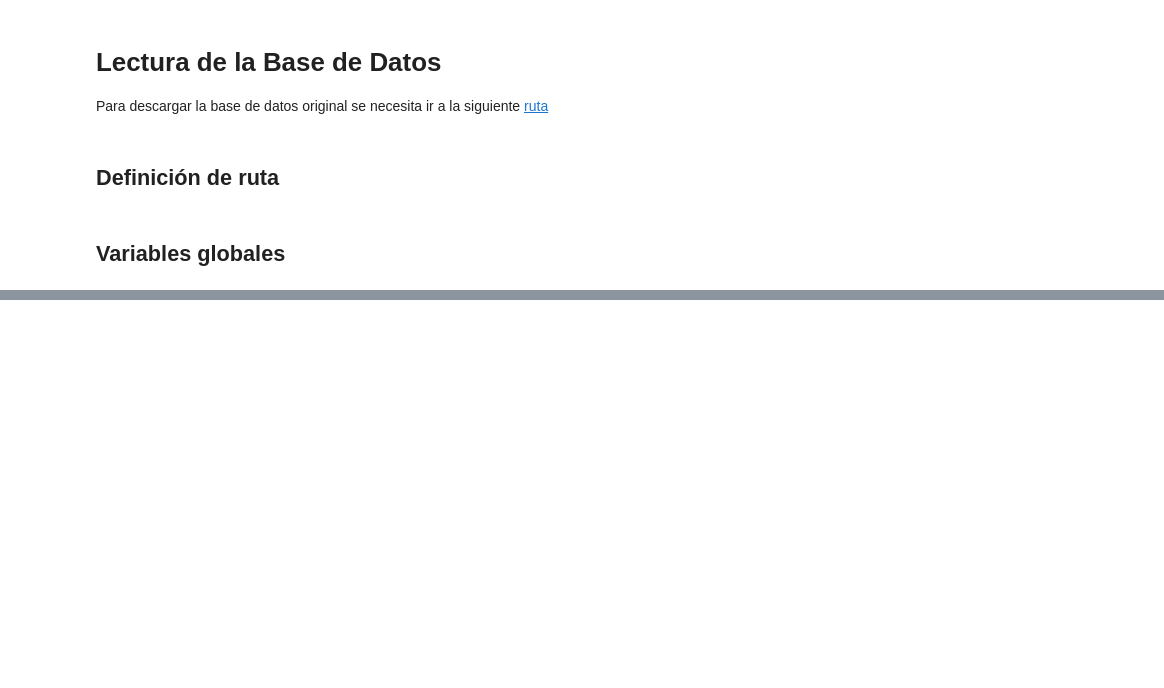
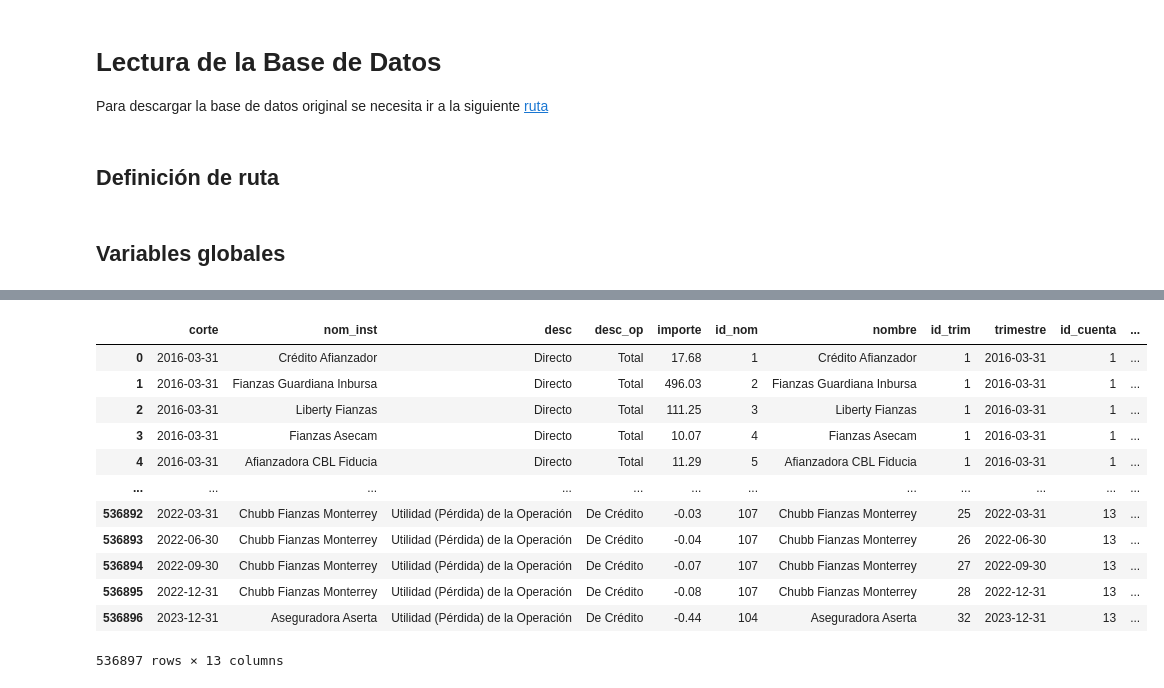
Before and after one commit to eruiz1996/SIO, a Jupyter notebook: Limpieza.ipynb, the cells around one changed output, grey strips where cells are left out. Cells and saved outputs as stored; diff of their text form; code cells hidden in the pictures; blank space fills up the shorter version.

```diff
--- a/Limpieza.ipynb
+++ b/Limpieza.ipynb
@@ -17,8 +17,8 @@ read_path = os.path.join(read_dir, read_file)
 # %%
 FIELDS = {
     'FECHA_CORTE':'corte',
-    'NOMBRE_CORTO':'nombre',
-    'DESCRIPCION':'cuenta',
-    'DESC_OPERACION':'ramo',
+    'NOMBRE_CORTO':'nom_inst',
+    'DESCRIPCION':'desc',
+    'DESC_OPERACION':'desc_op',
     'IMPORTE':'importe'
 }
@@ -103,5 +97,5 @@ df.head()
 # %%
-df['nombre'] = df.nombre.str.replace('?', 'ñ', regex=True)
-df['cuenta'] = df.cuenta.str.replace('?', 'ñ', regex=True)
-df['ramo'] = df.ramo.str.replace('*', '', regex=True)
-df['ramo'] = df.ramo.str.replace('?', 'ñ', regex=True)
+df['nom_inst'] = df.nom_inst.str.replace('?', 'ñ', regex=True)
+df['desc'] = df.desc.str.replace('?', 'ñ', regex=True)
+df['desc_op'] = df.desc_op.str.replace('*', '', regex=True)
+df['desc_op'] = df.desc_op.str.replace('?', 'ñ', regex=True)
@@ -107,0 +199,9 @@ df['ramo'] = df.ramo.str.replace('?', 'ñ', regex=True)
+# %%
+# nombres de instituciones
+instituciones = create_db(df.nom_inst, pk_name = 'id_nom', field_name = 'nombre')
+# trimestres
+trimestres = create_db(df.corte, pk_name = 'id_trim', field_name = 'trimestre')
+# descripciones de cuentas
+cuentas = create_db(df.desc, pk_name = 'id_cuenta', field_name = 'cuenta')
+# descripciones de operaciones
+operaciones = create_db(df.desc_op, pk_name = 'id_op', field_name = 'operacion')
@@ -107,0 +250,20 @@ df['ramo'] = df.ramo.str.replace('?', 'ñ', regex=True)
+# %%
+df.\
+    merge(instituciones, left_on = 'nom_inst', right_on = 'nombre', how = 'inner').\
+    merge(trimestres, left_on = 'corte', right_on = 'trimestre', how = 'inner').\
+    merge(cuentas, left_on = 'desc', right_on = 'cuenta', how = 'inner').\
+    merge(operaciones, left_on = 'desc_op', right_on = 'operacion', how = 'inner')
+# %% [output]
+|  | corte | nom_inst | desc | desc_op | importe | id_nom | nombre | id_trim | trimestre | id_cuenta | ... |
+| 0 | 2016-03-31 | Crédito Afianzador | Directo | Total | 17.68 | 1 | Crédito Afianzador | 1 | 2016-03-31 | 1 | ... |
+| 1 | 2016-03-31 | Fianzas Guardiana Inbursa | Directo | Total | 496.03 | 2 | Fianzas Guardiana Inbursa | 1 | 2016-03-31 | 1 | ... |
+| 2 | 2016-03-31 | Liberty Fianzas | Directo | Total | 111.25 | 3 | Liberty Fianzas | 1 | 2016-03-31 | 1 | ... |
+| 3 | 2016-03-31 | Fianzas Asecam | Directo | Total | 10.07 | 4 | Fianzas Asecam | 1 | 2016-03-31 | 1 | ... |
+| 4 | 2016-03-31 | Afianzadora CBL Fiducia | Directo | Total | 11.29 | 5 | Afianzadora CBL Fiducia | 1 | 2016-03-31 | 1 | ... |
+| ... | ... | ... | ... | ... | ... | ... | ... | ... | ... | ... | ... |
+| 536892 | 2022-03-31 | Chubb Fianzas Monterrey | Utilidad (Pérdida) de la Operación | De Crédito | -0.03 | 107 | Chubb Fianzas Monterrey | 25 | 2022-03-31 | 13 | ... |
+| 536893 | 2022-06-30 | Chubb Fianzas Monterrey | Utilidad (Pérdida) de la Operación | De Crédito | -0.04 | 107 | Chubb Fianzas Monterrey | 26 | 2022-06-30 | 13 | ... |
+| 536894 | 2022-09-30 | Chubb Fianzas Monterrey | Utilidad (Pérdida) de la Operación | De Crédito | -0.07 | 107 | Chubb Fianzas Monterrey | 27 | 2022-09-30 | 13 | ... |
+| 536895 | 2022-12-31 | Chubb Fianzas Monterrey | Utilidad (Pérdida) de la Operación | De Crédito | -0.08 | 107 | Chubb Fianzas Monterrey | 28 | 2022-12-31 | 13 | ... |
+| 536896 | 2023-12-31 | Aseguradora Aserta | Utilidad (Pérdida) de la Operación | De Crédito | -0.44 | 104 | Aseguradora Aserta | 32 | 2023-12-31 | 13 | ... |
+536897 rows × 13 columns
```
Also changed, not shown: parts of 17 cells of this notebook, 2 other files.
